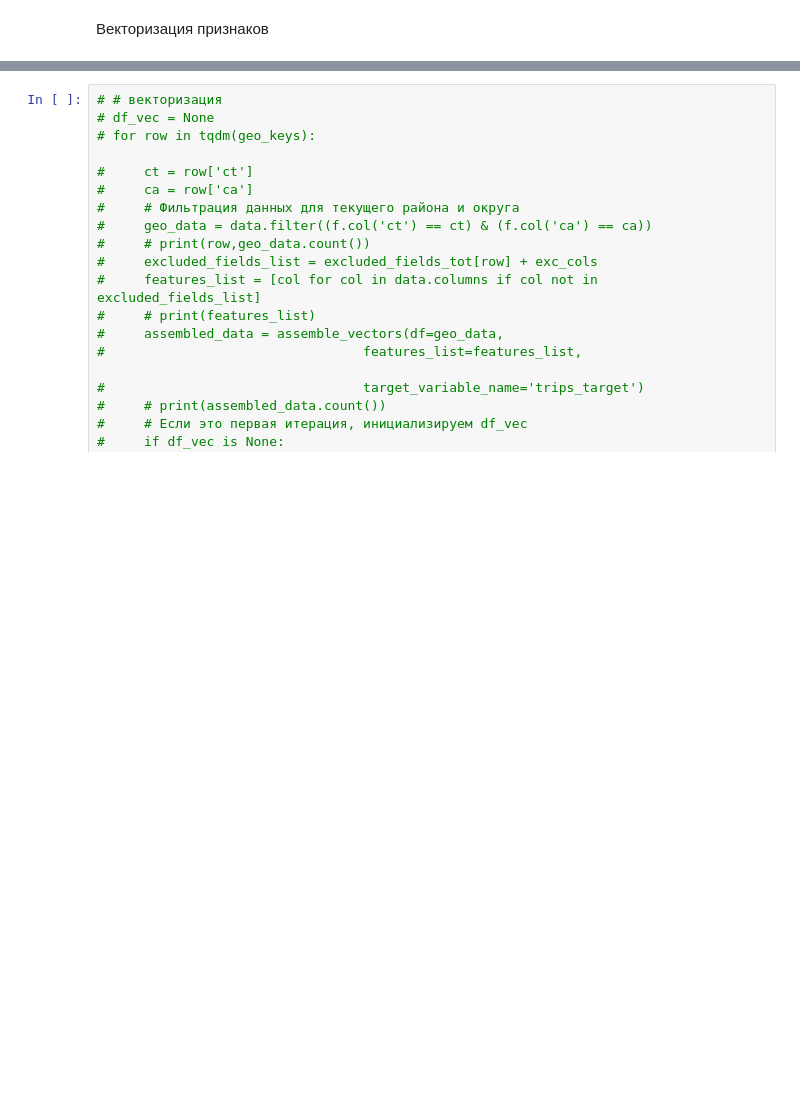
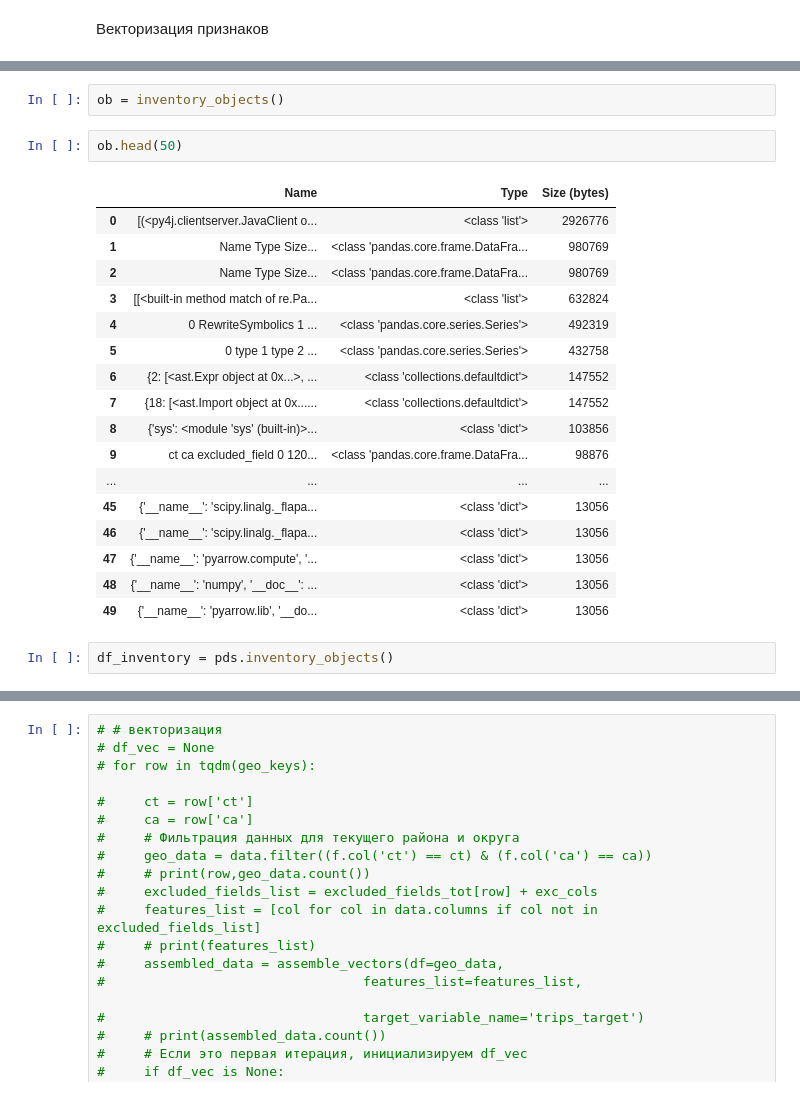
Before and after one commit to kogriv/chicago_spark, a Jupyter notebook: notebooks/03_ml.ipynb, the cells around one changed output, grey strips where cells are left out. Drawn from its saved outputs; the diff is of its cells as text; blank space fills up the shorter version.

Commit message:
pandserv inventory object upd

```diff
--- a/notebooks/03_ml.ipynb
+++ b/notebooks/03_ml.ipynb
@@ -276,0 +376,24 @@ DataFrame[ct: bigint, ca: int, hour_start: timestamp, time_p: int, miles_p: doub
+# %%
+ob = inventory_objects()
+# %%
+ob.head(50)
+# %% [output]
+|  | Name | Type | Size (bytes) |
+| 0 | [(<py4j.clientserver.JavaClient o... | <class 'list'> | 2926776 |
+| 1 | Name Type Size... | <class 'pandas.core.frame.DataFra... | 980769 |
+| 2 | Name Type Size... | <class 'pandas.core.frame.DataFra... | 980769 |
+| 3 | [[<built-in method match of re.Pa... | <class 'list'> | 632824 |
+| 4 | 0 RewriteSymbolics 1 ... | <class 'pandas.core.series.Series'> | 492319 |
+| 5 | 0 type 1 type 2 ... | <class 'pandas.core.series.Series'> | 432758 |
+| 6 | {2: [<ast.Expr object at 0x...>, ... | <class 'collections.defaultdict'> | 147552 |
+| 7 | {18: [<ast.Import object at 0x...... | <class 'collections.defaultdict'> | 147552 |
+| 8 | {'sys': <module 'sys' (built-in)>... | <class 'dict'> | 103856 |
+| 9 | ct ca excluded_field 0 120... | <class 'pandas.core.frame.DataFra... | 98876 |
+| ... | ... | ... | ... |
+| 45 | {'__name__': 'scipy.linalg._flapa... | <class 'dict'> | 13056 |
+| 46 | {'__name__': 'scipy.linalg._flapa... | <class 'dict'> | 13056 |
+| 47 | {'__name__': 'pyarrow.compute', '... | <class 'dict'> | 13056 |
+| 48 | {'__name__': 'numpy', '__doc__': ... | <class 'dict'> | 13056 |
+| 49 | {'__name__': 'pyarrow.lib', '__do... | <class 'dict'> | 13056 |
+# %%
+df_inventory = pds.inventory_objects()
```
Also changed, not shown: parts of 52 cells of this notebook, 1 other file.
